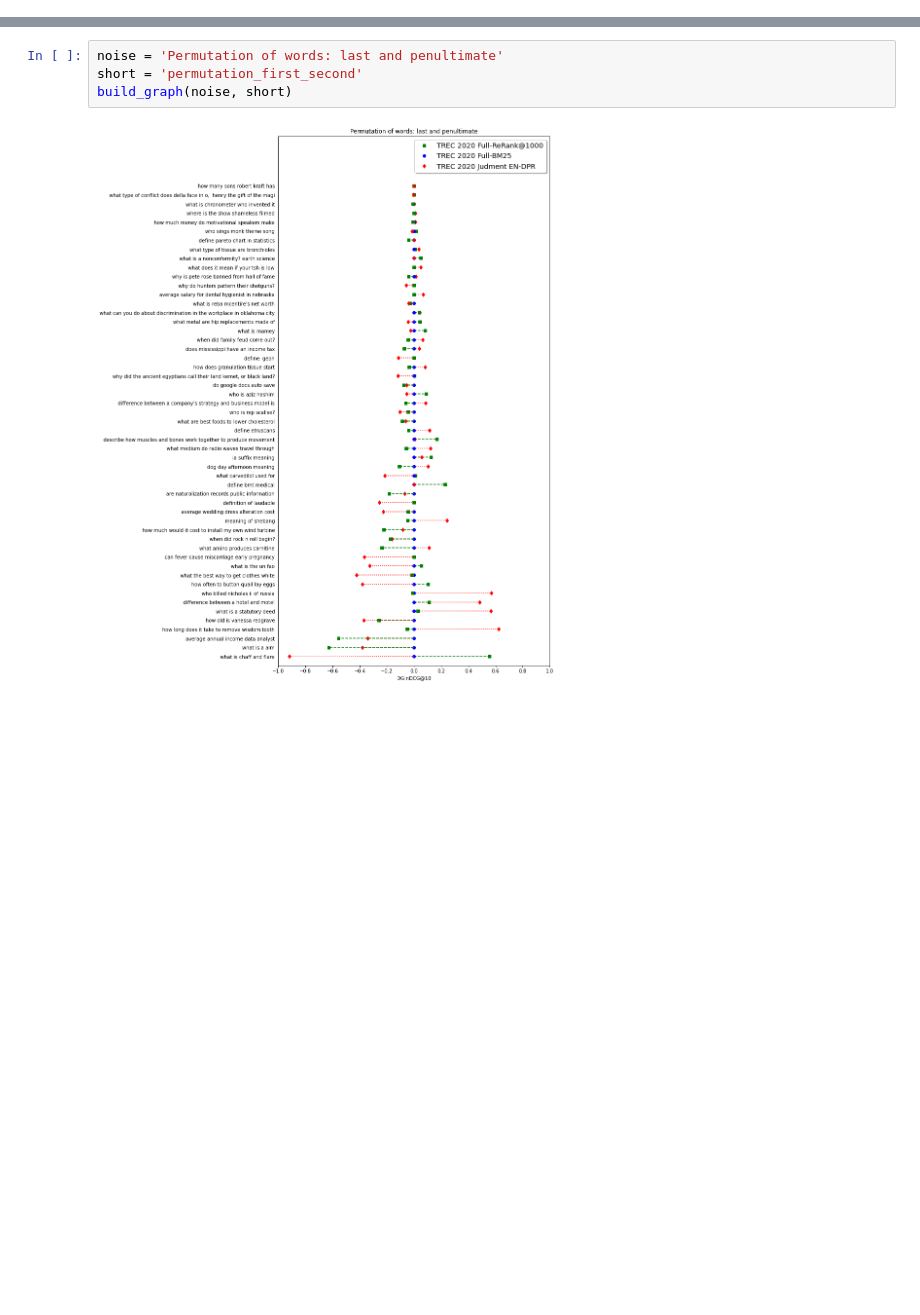
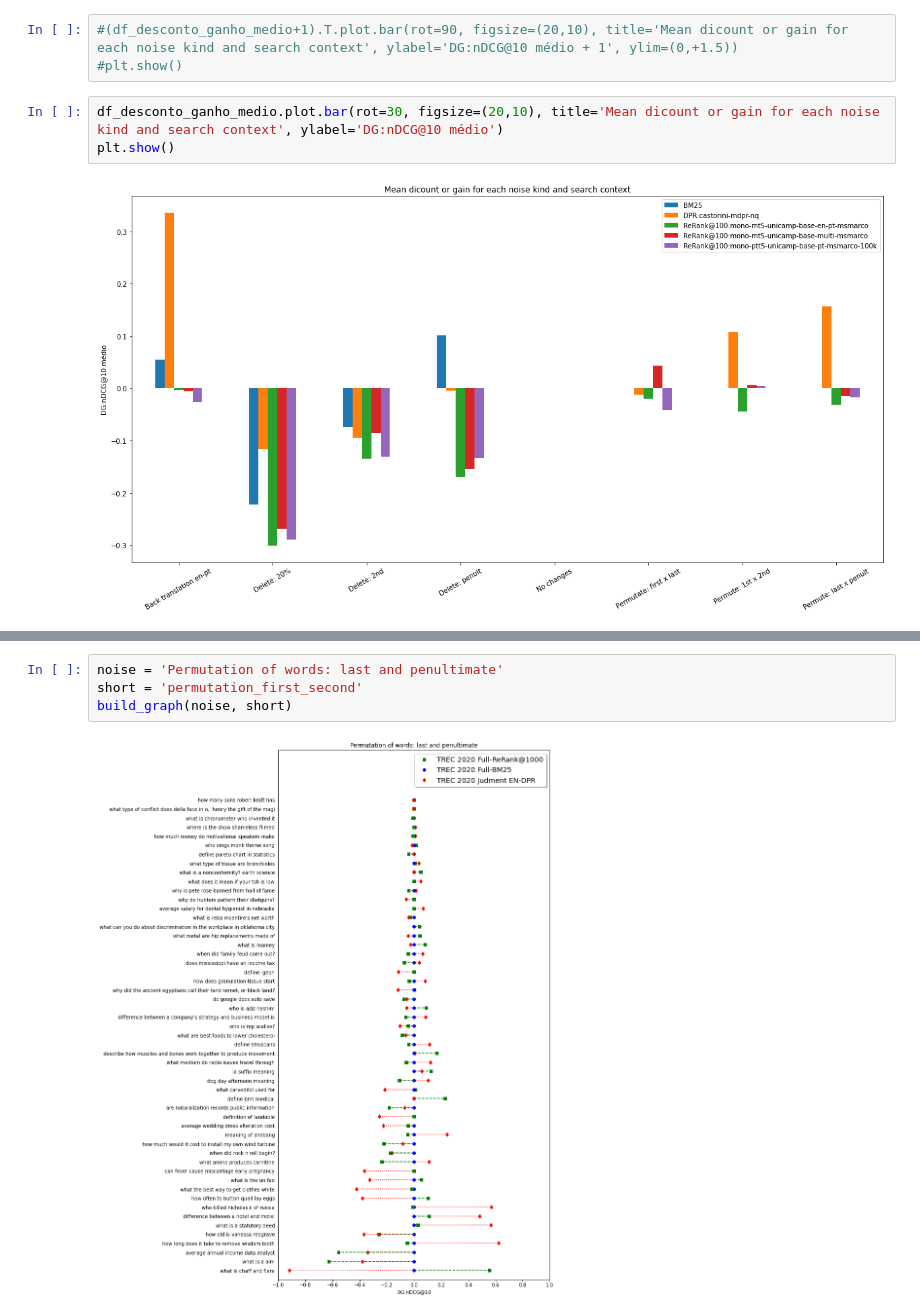
Before and after one commit to leonardo3108/robustez-query, a Jupyter notebook: code/analysis/Analysis_Discount_Gain_pt.ipynb, the cells around one changed output, grey strips where cells are left out. Drawn from its saved outputs; the diff is of its cells as text; blank space fills up the shorter version.

```diff
--- a/code/analysis/Analysis_Discount_Gain_pt.ipynb
+++ b/code/analysis/Analysis_Discount_Gain_pt.ipynb
@@ -260,0 +476,8 @@ def build_graph(noise, short):
+# %%
+#(df_desconto_ganho_medio+1).T.plot.bar(rot=90, figsize=(20,10), title='Mean dicount or gain for each noise kind and search context', ylabel='DG:nDCG@10 médio + 1', ylim=(0,+1.5))
+#plt.show()
+# %%
+df_desconto_ganho_medio.plot.bar(rot=30, figsize=(20,10), title='Mean dicount or gain for each noise kind and search context', ylabel='DG:nDCG@10 médio')
+plt.show()
+# %% [output]
+[figure, added]
```
Also changed, not shown: parts of 103 cells of this notebook.
